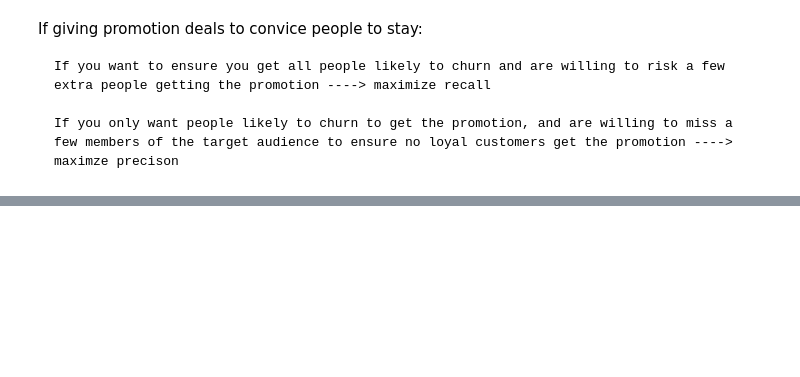
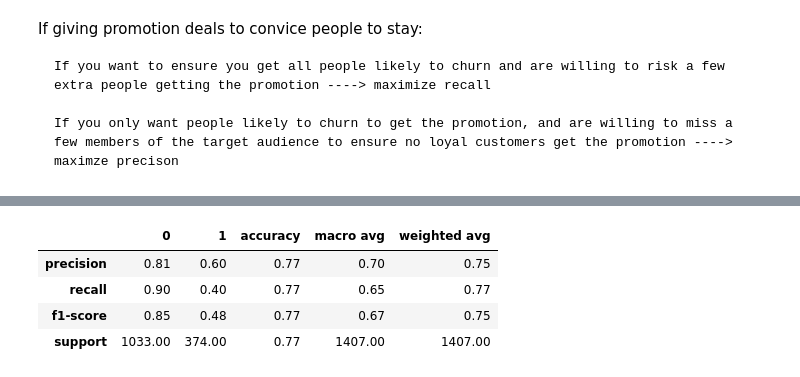
Before and after one commit to Jgardin875/Telco_Churn_Analysis, a Jupyter notebook: Report.ipynb, the cells around one changed output, grey strips where cells are left out. Cells and saved outputs as stored; diff of their text form; code cells hidden in the pictures; blank space fills up the shorter version.

Commit message:
updated Report, readme, prepare.x

```diff
--- a/Report.ipynb
+++ b/Report.ipynb
@@ -795,0 +833,4 @@ If giving promotion deals to convice people to stay:
+# %%
+xvar_train, yvar_train = x_train[x_var], y_train
+xvar_validate, yvar_validate = x_validate[x_var], y_validate
+xvar_test, yvar_test = x_test[x_var], y_test
@@ -795,0 +851,2 @@ If giving promotion deals to convice people to stay:
+# %%
+rf = RandomForestClassifier(max_depth = 3)
@@ -795,0 +857,3 @@ If giving promotion deals to convice people to stay:
+# %%
+y_predictions = rf.predict(xvar_test)
+y_predictions
@@ -795,0 +873,10 @@ If giving promotion deals to convice people to stay:
+# %%
+report = classification_report(yvar_test, y_predictions, output_dict=True)
+test = pd.DataFrame(report).round(2)
+test
+# %% [output]
+|  | 0 | 1 | accuracy | macro avg | weighted avg |
+| precision | 0.81 | 0.60 | 0.77 | 0.70 | 0.75 |
+| recall | 0.90 | 0.40 | 0.77 | 0.65 | 0.77 |
+| f1-score | 0.85 | 0.48 | 0.77 | 0.67 | 0.75 |
+| support | 1033.00 | 374.00 | 0.77 | 1407.00 | 1407.00 |
```
Also changed, not shown: parts of 72 cells of this notebook, 3 other files.
